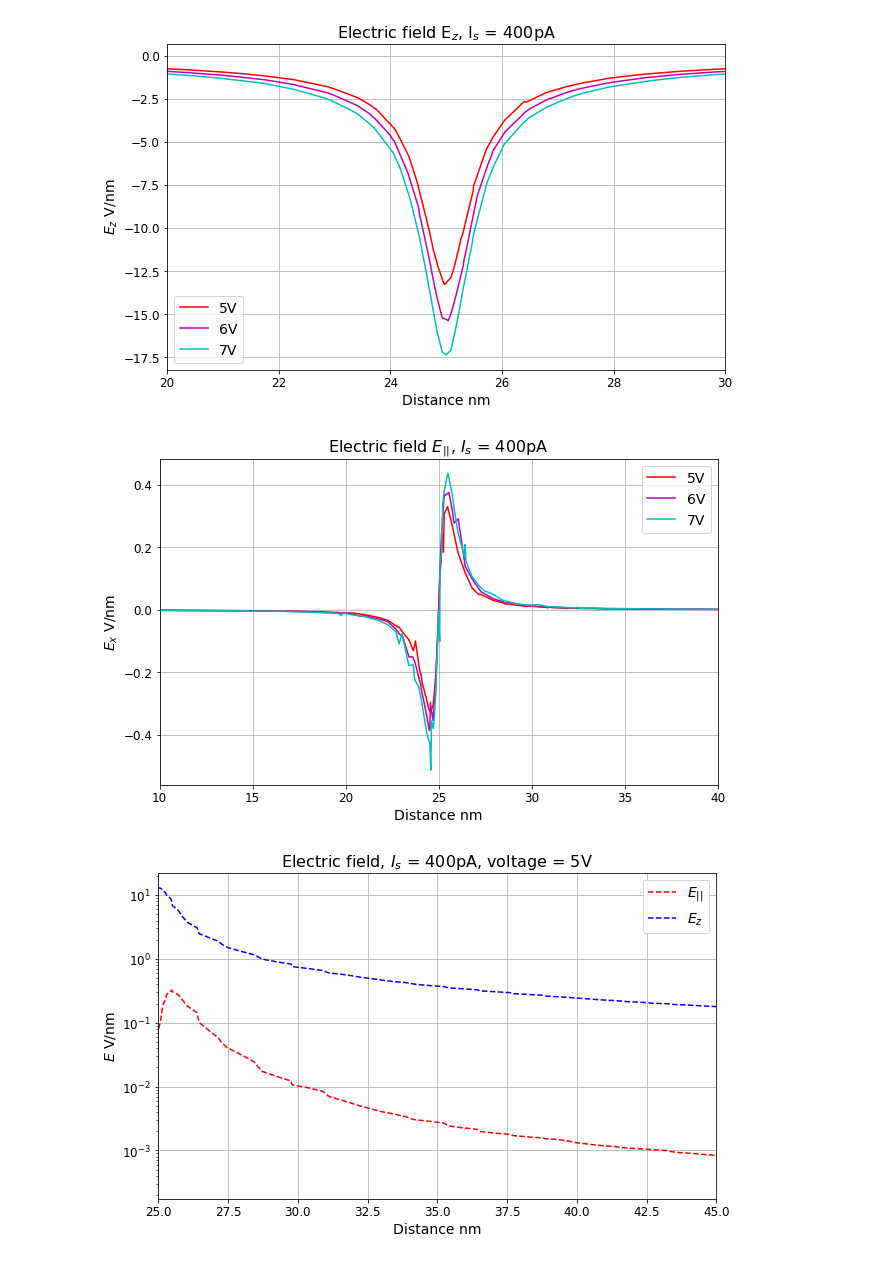
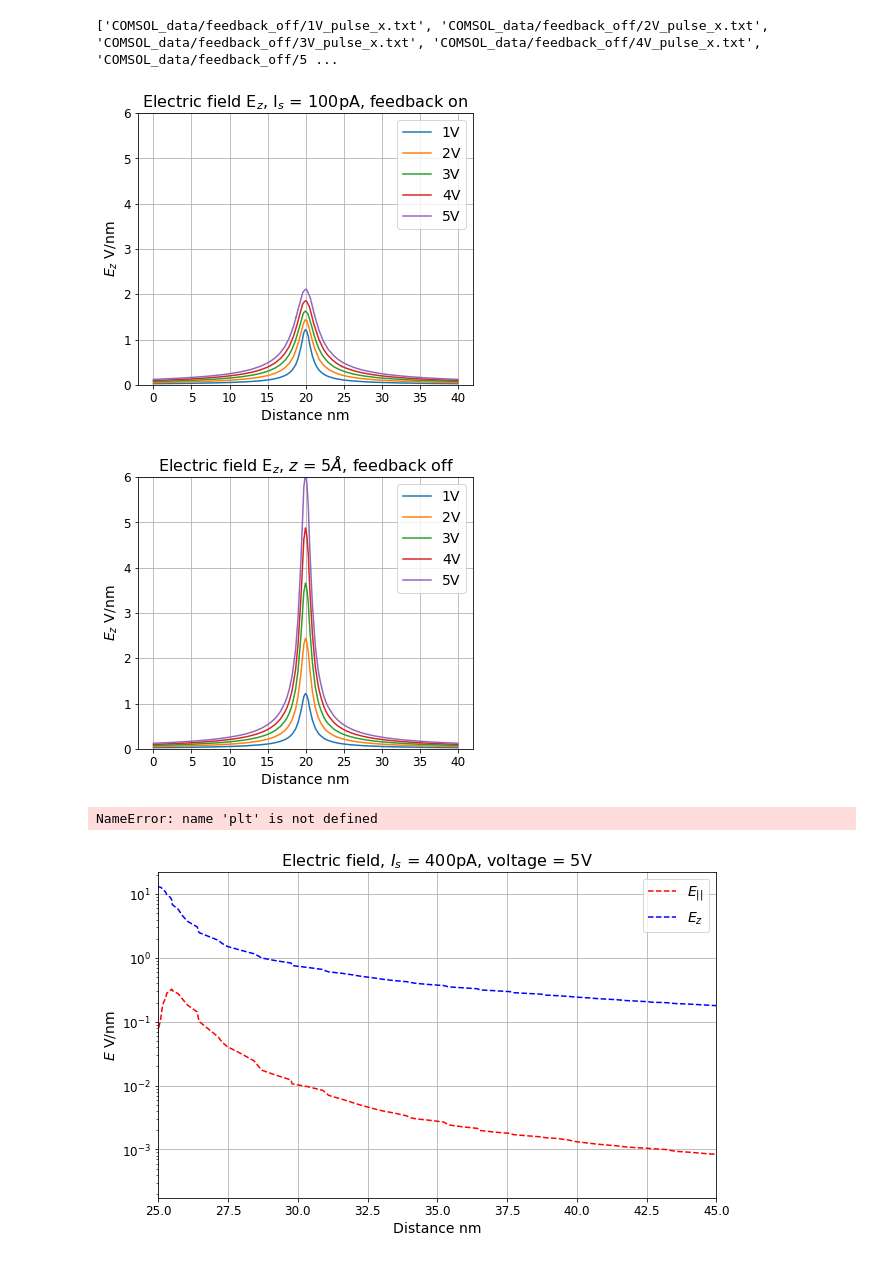
Before and after one commit to thomasbourke1/STM-electric-field-simulation, a Jupyter notebook: COMSOL_plot.ipynb, the cells around one changed output. Saved outputs shown, nothing was run; the diff lists cells and outputs as text; code cells hidden in the pictures.

Commit message:
add plotting_functions.py with plot_Ez()

```diff
--- a/COMSOL_plot.ipynb
+++ b/COMSOL_plot.ipynb
@@ -9,2 +12,16 @@ from scipy.ndimage import gaussian_filter
+# %%
+# feedback on
+feedback_on_x, feedback_on_z = plot.generate_file_lists('COMSOL_data/feedback_on')
+plot.plot_Ez(feedback_on_z, feedback='on', free_param=100)
+
+#feedback off
+feedback_off_x, feedback_off_z = plot.generate_file_lists('COMSOL_data/feedback_off')
+plot.plot_Ez(feedback_off_z, feedback='off', free_param=5)
+
+print(feedback_off_x)
+# %% [output]
+['COMSOL_data/feedback_off/1V_pulse_x.txt', 'COMSOL_data/feedback_off/2V_pulse_x.txt', 'COMSOL_data/feedback_off/3V_pulse_x.txt', 'COMSOL_data/feedback_off/4V_pulse_x.txt', 'COMSOL_data/feedback_off/5 ...
+[figure, added]
+[figure, added]
 # %%
 # Specify the directory
@@ -26,42 +55,44 @@ for filename in os.listdir(directory):
 # %%
 #Plot E_z data
-colors = ['r','m','c']
-i=0
 
-plt.figure(figsize=(10, 6))
-plt.rcParams.update({
-    'axes.labelsize': 14,    # Axis labels font size
-    'xtick.labelsize': 12,   # X-tick labels font size
-    'ytick.labelsize': 12,   # Y-tick labels font size
-    'axes.titlesize': 16     # Title font size
-})
+def plot_Ez(z_files, feedback):
 
-for file in z_files:
-    df = pd.read_csv(file, delimiter='\t')
-    voltage = file.split('/')[1].split('V')[0]
+    colors = ['r','m','c']
+    i=0
+    current = ''
 
-    df[['Distance', 'E_field']] = df['% Model:              STM_tip.mph'].str.split(' ', 1, expand=True)
-    df = df[7:]
+    plt.figure(figsize=(10, 6))
+    plt.rcParams.update({
+        'axes.labelsize': 14,    # Axis labels font size
+        'xtick.labelsize': 12,   # X-tick labels font size
+        'ytick.labelsize': 12,   # Y-tick labels font size
+        'axes.titlesize': 16     # Title font size
+    })
 
-    df['Distance'] = pd.to_numeric(df['Distance'])
-    df['E_field'] = pd.to_numeric(df['E_field'])
+    for file in z_files:
+        df = pd.read_csv(file, delimiter='\t')
+        voltage = file.split('/')[1].split('V')[0]
 
-    # Create the plot
-    plt.plot(df['Distance'], df['E_field'], marker='', color=colors[i], linestyle='-', label=f'{voltage}V')
+        df[['Distance', 'E_field']] = df['% Model:              STM_tip.mph'].str.split(' ', 1, expand=True)
+        df = df[7:]
 
-    i+=1
+        df['Distance'] = pd.to_numeric(df['Distance'])
+        df['E_field'] = pd.to_numeric(df['E_field'])
 
-    # Add titles and labels
-    plt.title(f'Electric field E$_z$, I$_s$ = {current}pA')
-    plt.xlabel('Distance nm')
-    plt.ylabel('$E_z$ V/nm')
-    plt.xlim(20, 30)
-    plt.legend(fontsize=14)
-    plt.grid(True)
+        # Create the plot
+        plt.plot(df['Distance'], df['E_field'], marker='', color=colors[i], linestyle='-', label=f'{voltage}V')
+
+        i+=1
+
+        # Add titles and labels
+        plt.title(f'Electric field E$_z$, I$_s$ = {current}pA')
+        plt.xlabel('Distance nm')
+        plt.ylabel('$E_z$ V/nm')
+        plt.xlim(20, 30)
+        plt.legend(fontsize=14)
+        plt.grid(True)
 
 # plt.savefig('figures/E_z.png')
-# %% [output]
-[figure, removed]
 # %%
 #plot E_x data
 
@@ -78,7 +109,7 @@ for file in x_files:
     df = df[7:]
 
     df['Distance'] = pd.to_numeric(df['Distance'])
-    df['E_field'] = pd.to_numeric(df['E_field'])
+    df['E_field'] = gaussian_filter(pd.to_numeric(df['E_field']), sigma=2)
 
     # Create the plot
     plt.plot(df['Distance'], df['E_field'], marker='', color=colors[i], linestyle='-', label=f'{voltage}V')
@@ -95,7 +126,7 @@ for file in x_files:
 
 # plt.savefig('figures/E_x.png')
 # %% [output]
-[figure, removed]
+NameError: name 'plt' is not defined
 # %%
 #plot Ez, Ex on same axis:
 
```
Also changed, not shown: parts of 3 cells of this notebook, 1 other file.
